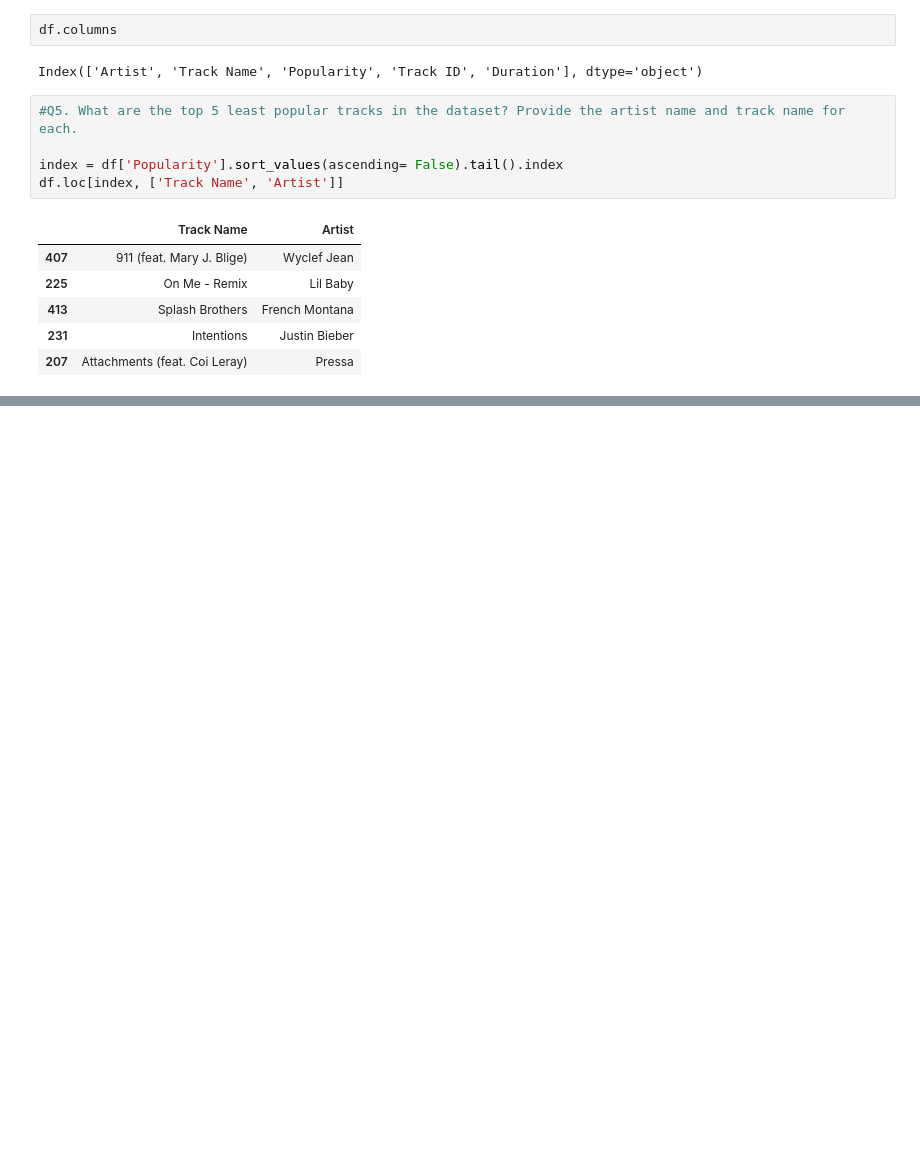
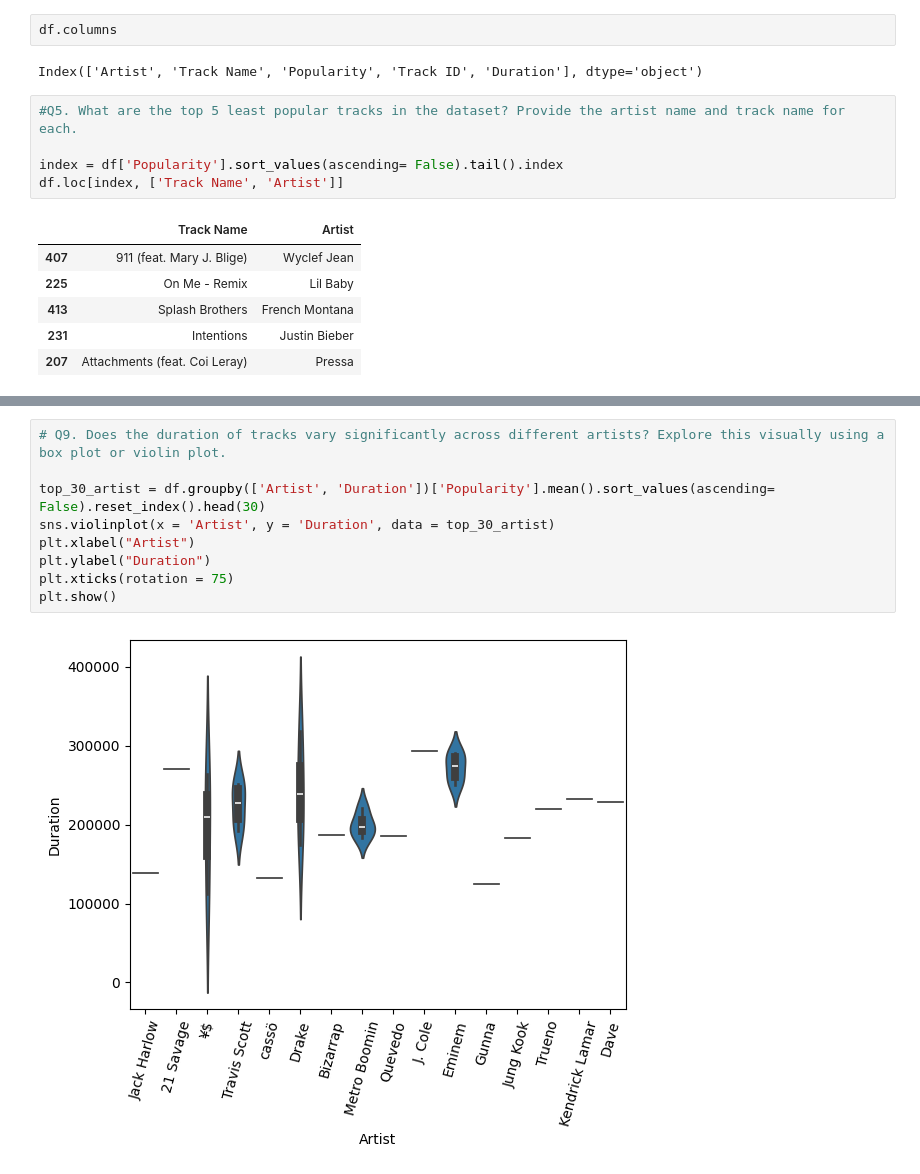
Before and after one commit to ydv-prince/EDA, a Jupyter notebook: EDA_4_Spotify_Data.ipynb, the cells around one changed output, grey strips where cells are left out. Drawn from its saved outputs; the diff is of its cells as text; blank space fills up the shorter version.

```diff
--- a/EDA_4_Spotify_Data.ipynb
+++ b/EDA_4_Spotify_Data.ipynb
@@ -127,0 +177,11 @@ df.loc[index, ['Track Name', 'Artist']]
+# %%
+# Q9. Does the duration of tracks vary significantly across different artists? Explore this visually using a box plot or violin plot.
+
+top_30_artist = df.groupby(['Artist', 'Duration'])['Popularity'].mean().sort_values(ascending= False).reset_index().head(30)
+sns.violinplot(x = 'Artist', y = 'Duration', data = top_30_artist)
+plt.xlabel("Artist")
+plt.ylabel("Duration")
+plt.xticks(rotation = 75)
+plt.show()
+# %% [output]
+[figure, added]
```
Also changed, not shown: parts of 8 cells of this notebook.
